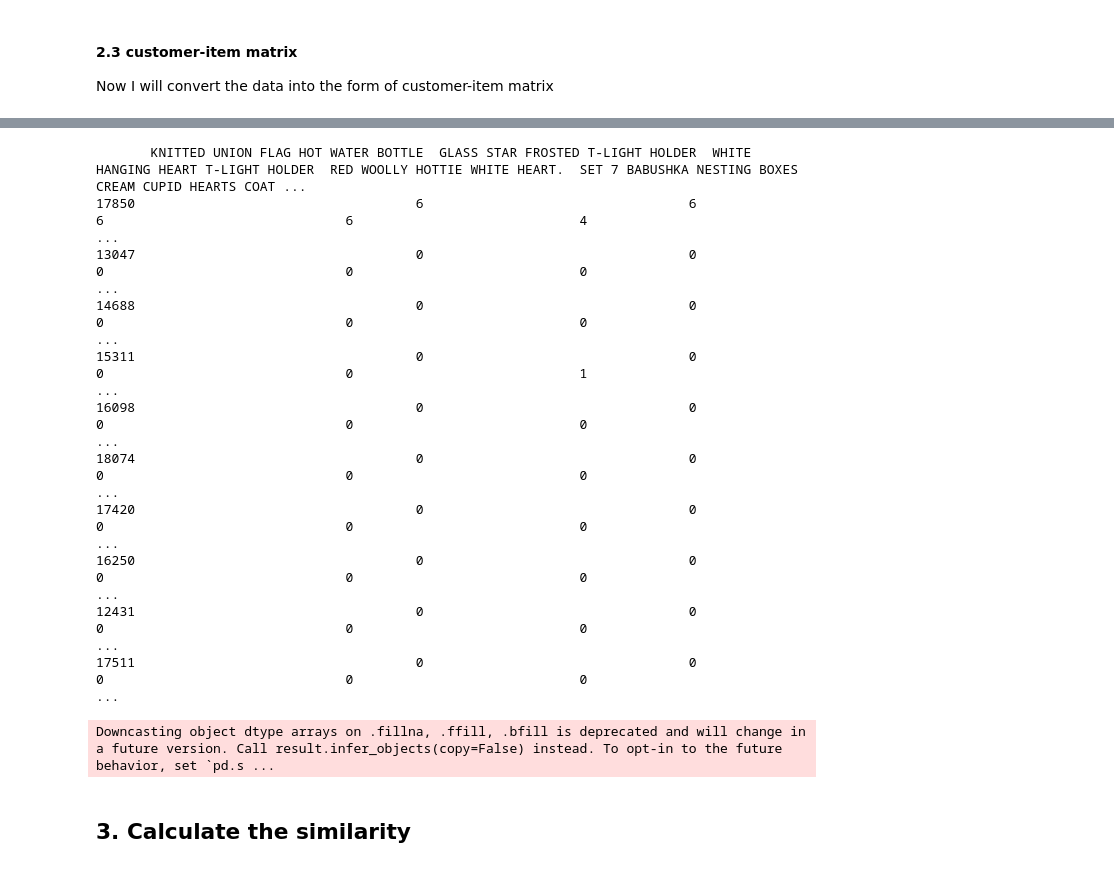
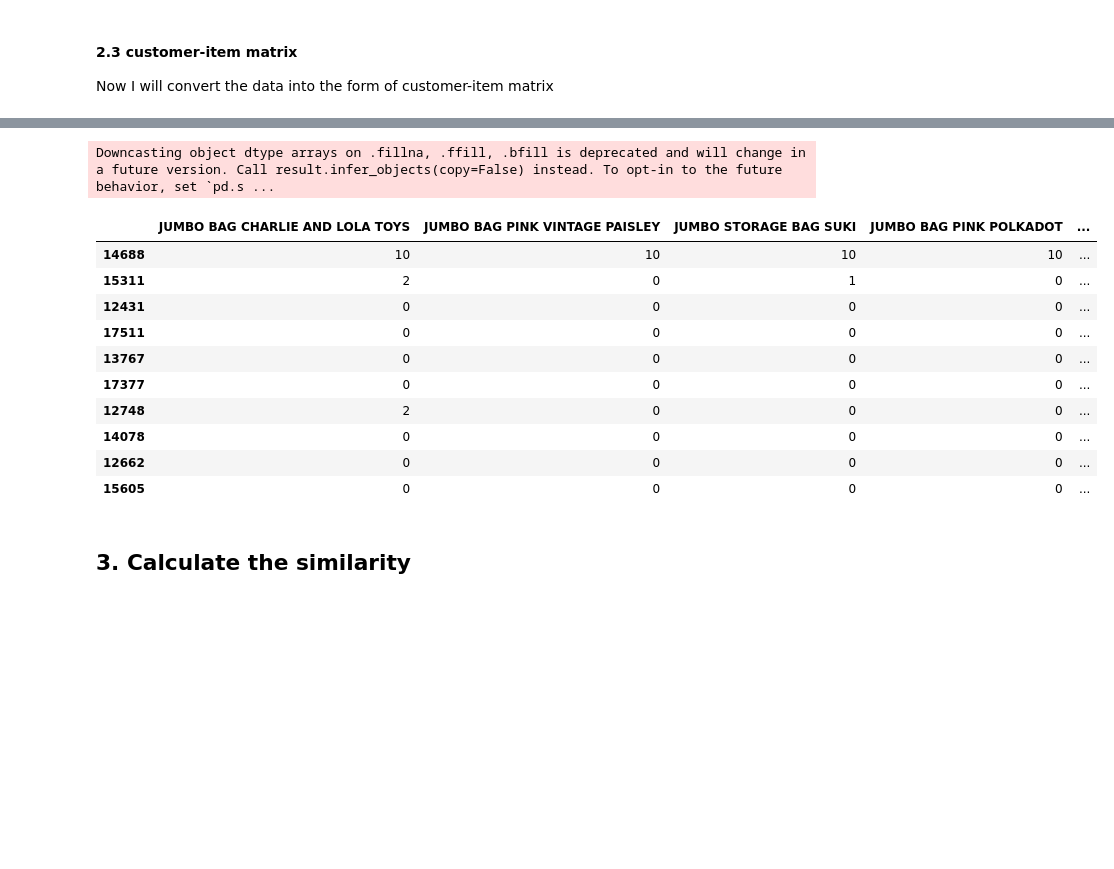
Before and after one commit to yuqingc31/MiningBigData, a Jupyter notebook: assignment3/a1841612_assign2.ipynb, the cells around one changed output, grey strips where cells are left out. Drawn from its saved outputs; the diff is of its cells as text; code cells hidden in the pictures; blank space fills up the shorter version.

Commit message:
add test1 - test2

```diff
--- a/assignment3/a1841612_assign2.ipynb
+++ b/assignment3/a1841612_assign2.ipynb
@@ -257,0 +296,2 @@ plt.show()
+# %%
+train_data = train_data_drop
@@ -257,0 +322,11 @@ plt.show()
+# %%
+# check if there are any customerID is not in the train set
+nonexistent_customer_ids = []
+for index, row in test_data_cleaned_item.iterrows():
+    customer_id = row['CustomerID']
+    if customer_id not in train_data['CustomerID'].unique():
+        nonexistent_customer_ids.append(index)
+
+# delete the rows with nonexistent customer IDs
+test_data = test_data_cleaned_item.drop(nonexistent_customer_ids)
+test_data.info()
@@ -257,0 +346,11 @@ plt.show()
+# %%
+# check if there are any itemname is not in the train set
+nonexistent_items = []
+for index, row in train_data.iterrows():
+    item_id = row['Itemname']
+    if item_id not in test_data['Itemname'].unique():
+        nonexistent_items.append(index)
+
+# delete the rows with nonexistent items
+train_data_cleaned_item = train_data.drop(nonexistent_items)
+train_data_cleaned_item.info()
@@ -257,0 +368,10 @@ plt.show()
+# %%
+nonexistent_customer_ids = []
+for index, row in train_data_cleaned_item.iterrows():
+    customer_id = row['CustomerID']
+    if customer_id not in test_data['CustomerID'].unique():
+        nonexistent_customer_ids.append(index)
+
+# delete the rows with nonexistent customer IDs
+train_data = train_data_cleaned_item.drop(nonexistent_customer_ids)
+train_data.info()
@@ -266,35 +397,35 @@ len(train_data.CustomerID.unique()), len(train_data.Itemname.unique())
 # %%
 # identify the users unique to the test set
 unique_users = train_data['CustomerID'].unique()
 unique_items = train_data['Itemname'].unique()
 
 user_item_matrix = pd.DataFrame(index=unique_users, columns=unique_items)
 
 # iterate over the rows in the train set and fill in the user-item matrix
 for index, row in train_data.iterrows():
     user_id = row['CustomerID']
     item_id = row['Itemname']
     rating = row['Quantity']
     user_item_matrix.loc[user_id, item_id] = rating
 
 # fill in the missing values with 0
 user_item_matrix.fillna(0, inplace=True)
 
 # check the user-item matrix
-print(user_item_matrix.iloc[:10, :20].to_string())
+user_item_matrix.iloc[:10, :20]
 # %% [output]
-       KNITTED UNION FLAG HOT WATER BOTTLE  GLASS STAR FROSTED T-LIGHT HOLDER  WHITE HANGING HEART T-LIGHT HOLDER  RED WOOLLY HOTTIE WHITE HEART.  SET 7 BABUSHKA NESTING BOXES  CREAM CUPID HEARTS COAT ...
-17850                                    6                                  6                                   6                               6                             4                          ...
-13047                                    0                                  0                                   0                               0                             0                          ...
-14688                                    0                                  0                                   0                               0                             0                          ...
-15311                                    0                                  0                                   0                               0                             1                          ...
-16098                                    0                                  0                                   0                               0                             0                          ...
-18074                                    0                                  0                                   0                               0                             0                          ...
-17420                                    0                                  0                                   0                               0                             0                          ...
-16250                                    0                                  0                                   0                               0                             0                          ...
-12431                                    0                                  0                                   0                               0                             0                          ...
-17511                                    0                                  0                                   0                               0                             0                          ...
+Downcasting object dtype arrays on .fillna, .ffill, .bfill is deprecated and will change in a future version. Call result.infer_objects(copy=False) instead. To opt-in to the future behavior, set `pd.s ...
-Downcasting object dtype arrays on .fillna, .ffill, .bfill is deprecated and will change in a future version. Call result.infer_objects(copy=False) instead. To opt-in to the future behavior, set `pd.s ...
+|  | JUMBO BAG CHARLIE AND LOLA TOYS | JUMBO BAG PINK VINTAGE PAISLEY | JUMBO STORAGE BAG SUKI | JUMBO BAG PINK POLKADOT | ... |
+| 14688 | 10 | 10 | 10 | 10 | ... |
+| 15311 | 2 | 0 | 1 | 0 | ... |
+| 12431 | 0 | 0 | 0 | 0 | ... |
+| 17511 | 0 | 0 | 0 | 0 | ... |
+| 13767 | 0 | 0 | 0 | 0 | ... |
+| 17377 | 0 | 0 | 0 | 0 | ... |
+| 12748 | 2 | 0 | 0 | 0 | ... |
+| 14078 | 0 | 0 | 0 | 0 | ... |
+| 12662 | 0 | 0 | 0 | 0 | ... |
+| 15605 | 0 | 0 | 0 | 0 | ... |
 # %% [markdown]
 ## 3. Calculate the similarity
 # %%
```
Also changed, not shown: parts of 38 cells of this notebook, 6 other files.
